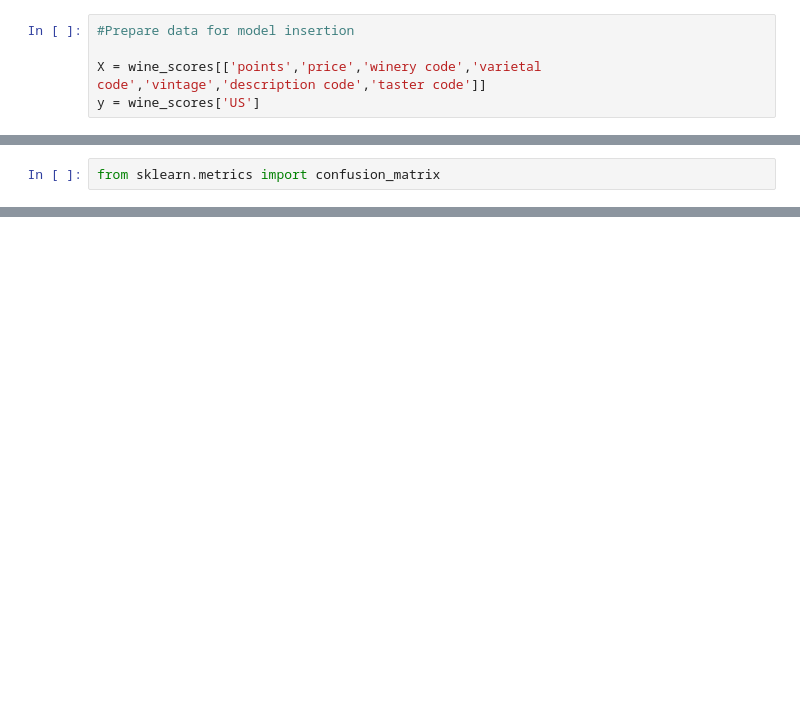
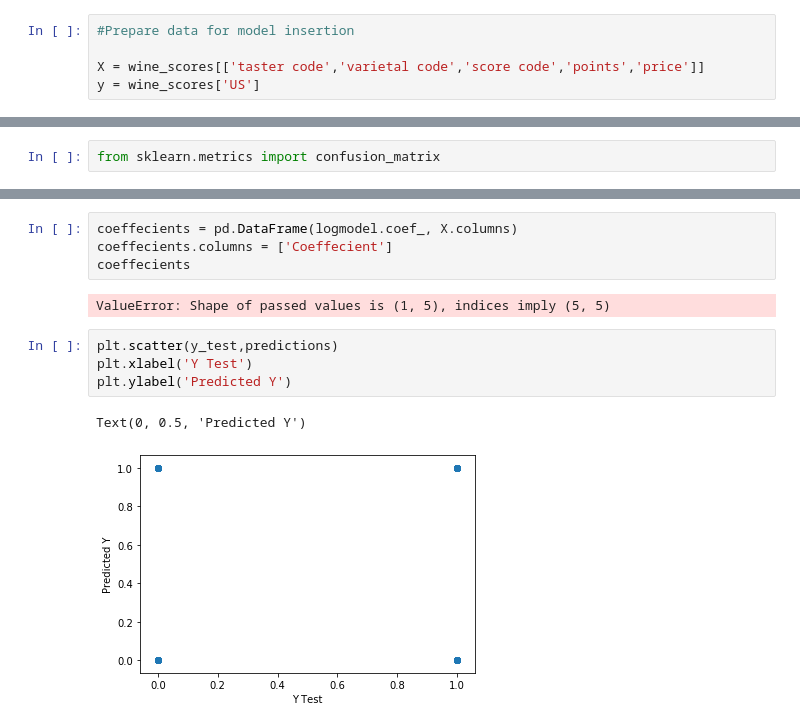
Before and after one commit to pkrosoff/wine_machine_learning, a Jupyter notebook: Code/Wine Scores (Logistic Regression).ipynb, the cells around one changed output, grey strips where cells are left out. Drawn from its saved outputs; the diff is of its cells as text; blank space fills up the shorter version.

```diff
--- a/Code/Wine Scores (Logistic Regression).ipynb
+++ b/Code/Wine Scores (Logistic Regression).ipynb
@@ -287,6 +307,6 @@ dtype: object
 # %%
 #Prepare data for model insertion
 
-X = wine_scores[['points','price','winery code','varietal code','vintage','description code','taster code']]
+X = wine_scores[['taster code','varietal code','score code','points','price']]
 y = wine_scores['US']
 # %%
@@ -335,0 +370,13 @@ array([[20576,  2060],
+# %%
+coeffecients = pd.DataFrame(logmodel.coef_, X.columns)
+coeffecients.columns = ['Coeffecient']
+coeffecients
+# %% [output]
+ValueError: Shape of passed values is (1, 5), indices imply (5, 5)
+# %%
+plt.scatter(y_test,predictions)
+plt.xlabel('Y Test')
+plt.ylabel('Predicted Y')
+# %% [output]
+Text(0, 0.5, 'Predicted Y')
+[figure, added]
```
Also changed, not shown: parts of 12 cells of this notebook, 4 other files.
